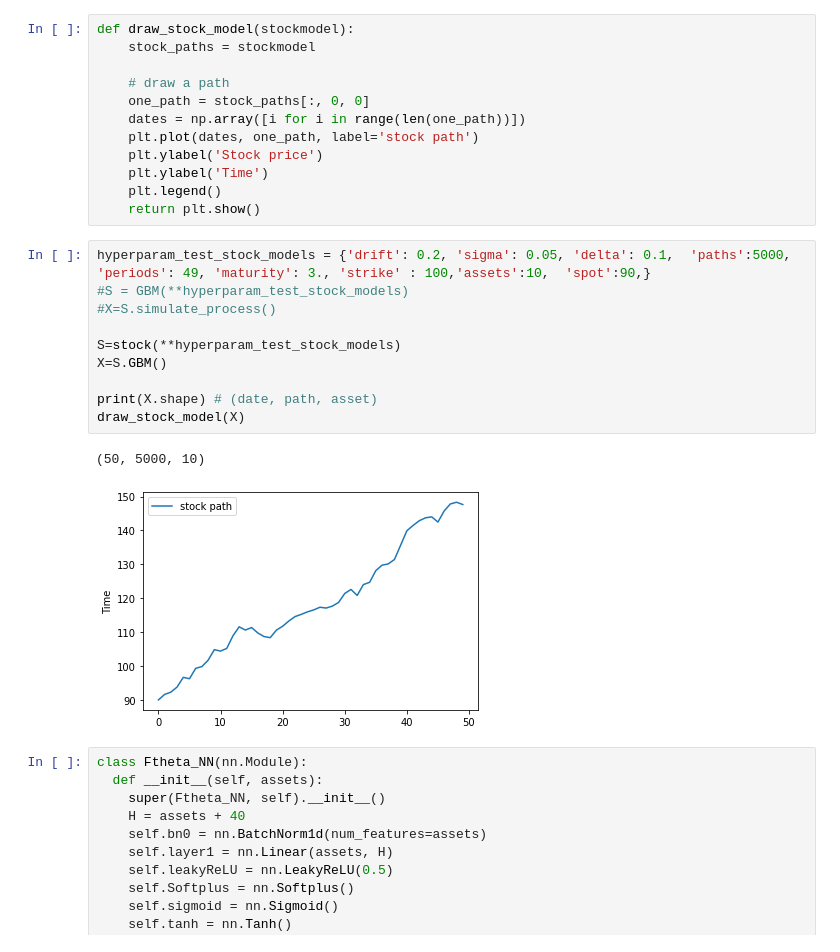
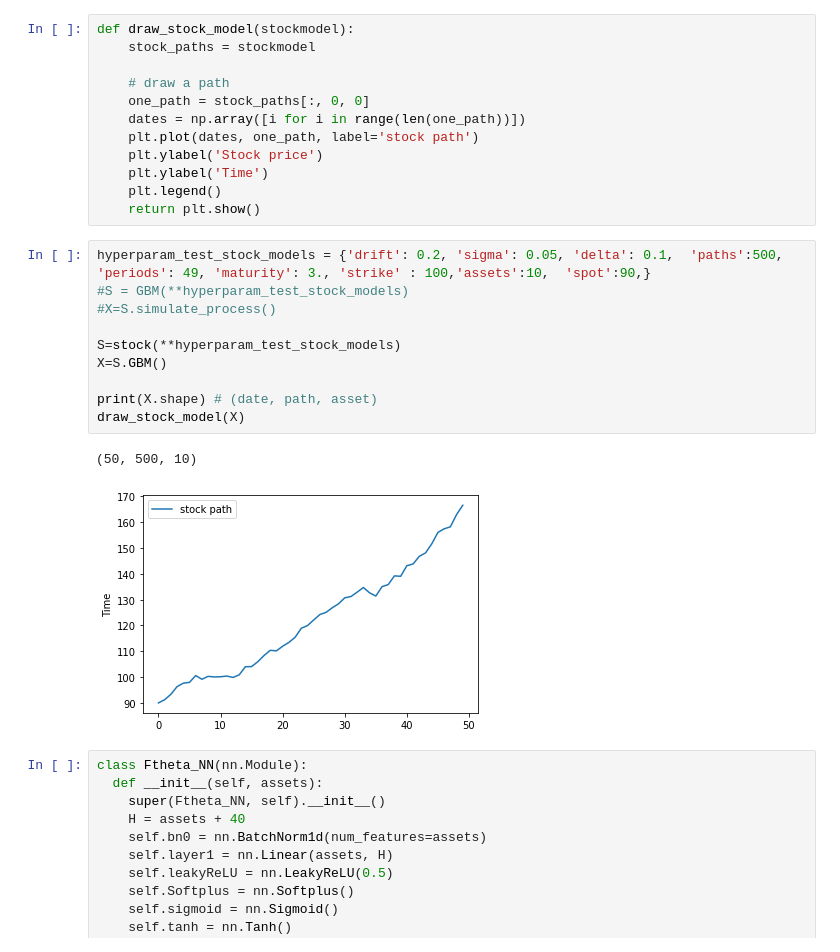
Before and after one commit to claudia-viaro/optimal_stopping-switching, a Jupyter notebook: optimal_switching_V1.ipynb, the cells around one changed output. Drawn from its saved outputs; the diff is of its cells as text.

```diff
--- a/optimal_switching_V1.ipynb
+++ b/optimal_switching_V1.ipynb
@@ -93,18 +93,18 @@ def draw_stock_model(stockmodel):
     plt.legend()
     return plt.show()
 # %%
-hyperparam_test_stock_models = {'drift': 0.2, 'sigma': 0.05, 'delta': 0.1,  'paths':5000, 'periods': 49, 'maturity': 3., 'strike' : 100,'assets':10,  'spot':90,}
+hyperparam_test_stock_models = {'drift': 0.2, 'sigma': 0.05, 'delta': 0.1,  'paths':500, 'periods': 49, 'maturity': 3., 'strike' : 100,'assets':10,  'spot':90,}
 #S = GBM(**hyperparam_test_stock_models)
 #X=S.simulate_process()
 
 S=stock(**hyperparam_test_stock_models)
 X=S.GBM()
 
 print(X.shape) # (date, path, asset)
 draw_stock_model(X)
 # %% [output]
-(50, 5000, 10)
+(50, 500, 10)
-[figure, old version]
+[figure, new version]
 # %%
 class Ftheta_NN(nn.Module):
   def __init__(self, assets):
```
Also changed, not shown: parts of 5 cells of this notebook.
